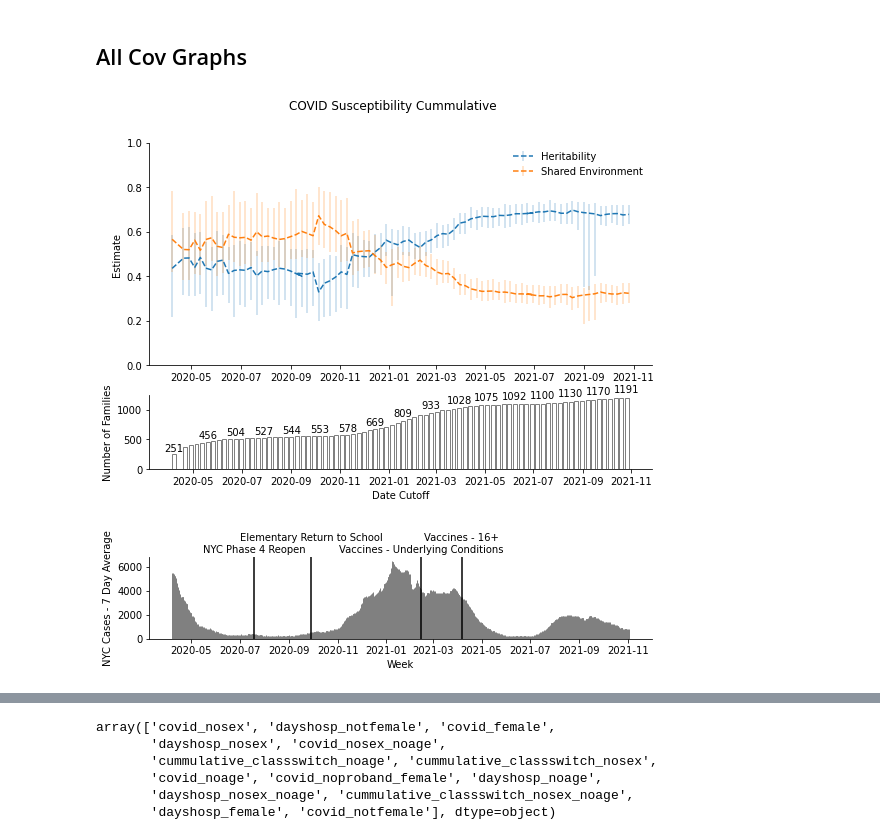
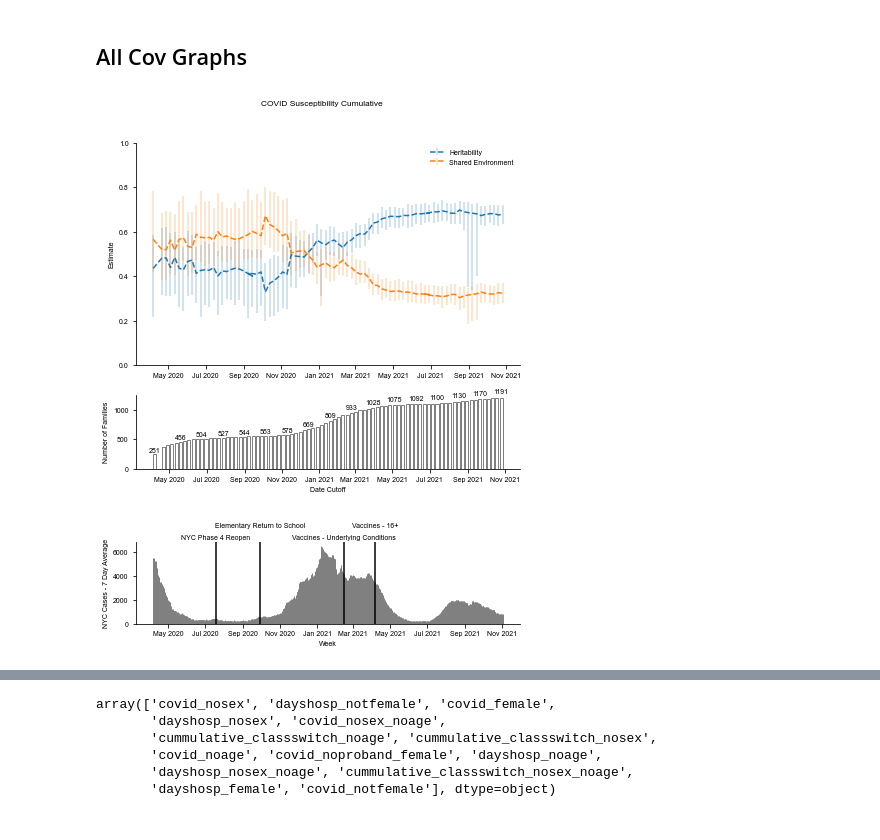
Before and after one commit to tatonetti-lab/covid-h2o, a Jupyter notebook: manuscript_results_hhid.ipynb, the cells around one changed output, grey strips where cells are left out. Drawn from its saved outputs; the diff is of its cells as text; code cells hidden in the pictures.

```diff
--- a/manuscript_results_hhid.ipynb
+++ b/manuscript_results_hhid.ipynb
@@ -27,6 +35,7 @@ results_directory = '/home/kel2158/Projects/COVIDHerit/results/12_29_21'
 
 revision_results_directory = '/home/kel2158/Projects/COVIDHerit/results/revisions_7_23'
 
+figure_directory = '/home/kel2158/Projects/COVIDHerit/figures'
 #NYC wide hospitalizations and case data from https://www1.nyc.gov/site/doh/covid/covid-19-data-totals.page
 
 nyc_covid_hosp_file = data_directory + 'hosp-by-day.csv'
@@ -203,4 +220,6 @@ def autolabel(rects, ax):
         ax.text(rect.get_x() + rect.get_width() / 2., 1.05 * height,
                 '%d' % int(height),
                 ha='center', va='bottom')
+# %%
+plt.rcParams['font.size'] = 7
 # %%
@@ -271,6 +299,21 @@ def create_graph(df, x_value_col, plot_title, model_type="ace", hide_error=False
 
 
     return fig, axs
+# %%
+# Initialize a list to keep track of all figures
+all_figures = []
+
+# Create a function to save a figure and add it to the list
+def save_and_track_figure(fig, filename, save_directory = figure_directory):
+    # Combine the save_directory and filename to create the full path
+    save_path = os.path.join(save_directory, filename)
+
+    fig.patch.set_facecolor('white')
+    # Save the figure with the full path
+    fig.savefig(save_path, dpi=300, bbox_inches="tight")
+
+    # Append the saved file path to the list of saved figures
+    all_figures.append(save_path)
 # %% [markdown]
 ## All Cov Graphs
 # %%
@@ -289,6 +332,7 @@ clean_pheno_titles = {'covid':"SARS-CoV-2 Susceptibility",
  'covid_nosex_noage': 'SARS-CoV-2  Susceptibility, No Sex or Age Covariate'
                      }
 # %%
+##
 #Minimimum of 50 converged runs
 
 #Partition by phenotype
@@ -306,13 +350,26 @@ df_holder["date"] = df_holder["trait"].apply( pull_date_window )
 #sort by the number of families
 df_holder.sort_values(by="num_families",inplace=True)
 
-#get graph
-fig = create_graph(df_holder,"date","COVID Susceptibility Cummulative", remove_scatter_markers = True)
 
 
-#Used in manuscript
+#get graph
+fig = create_graph(df_holder,"date","COVID Susceptibility Cumulative", remove_scatter_markers = True,
+                  dates_x_axis=True)
+
+
+
+
+save_and_track_figure(fig[0], "covid_cumulative.pdf")
+
+#Graph cases by week in NYC
 fig, axs= plt.subplots(nrows=1,ncols=1)
-fig.set_size_inches(9, 1.5)
+fig.set_size_inches(175/25.4, 1.5)
+
+# Format the x-axis labels to be month then year
+
+axs.xaxis.set_major_formatter(mdates.DateFormatter("%b %Y"))
+
+
 
 x = nyc_case_df[ (nyc_case_df["date_cln"] >= weeks[0]) &
                         (nyc_case_df["date_cln"] <= weeks[-1] + timedelta(days=7))
@@ -321,37 +378,37 @@ x = nyc_case_df[ (nyc_case_df["date_cln"] >= weeks[0]) &
 y = nyc_case_df[ (nyc_case_df["date_cln"] >= weeks[0]) &
                         (nyc_case_df["date_cln"] <= weeks[-1] + timedelta(days=7))
                         ]["ALL_CASE_COUNT_7DAY_AVG"]
 
 
 adm_plt = axs.bar(x,y, width=0.1, color="white",edgecolor='grey')
 
 
 axs.set_xlabel("Week")
 axs.set_ylabel("NYC Cases - 7 Day Average")
 
 
 sns.despine()
 
 #Phase 4 repopen July 19th, 2020
 plt.axvline(x = datetime(2020, 7, 19).date(), color = 'black', label = 'NYC Phase 4 Reopen')
 plt.text(datetime(2020, 7, 19).date(), max(y)+ 500, 'NYC Phase 4 Reopen', ha='center', va='bottom')
 
 #Elementary kids return to school September 29, 2020
 plt.axvline(x = datetime(2020, 9, 29).date(), color = 'black', label = 'Elementary Return to School')
 plt.text(datetime(2020, 9, 29).date(), max(y)+ 1500, 'Elementary Return to School', ha='center', va='bottom')
 
-
-
 plt.axvline(x=datetime(2021, 2, 14).date(), color='black')
 plt.text(datetime(2021, 2, 14).date(), max(y)+ 500, 'Vaccines - Underlying Conditions', ha='center', va='bottom')
 
 plt.axvline(x=datetime(2021, 4, 6).date(), color='black')
 plt.text(datetime(2021, 4, 6).date(), max(y)+ 1500, 'Vaccines - 16+', ha='center', va='bottom')
 
 plt.show()
+
+save_and_track_figure(fig, "covid_trends.pdf")
 # %% [output]
-[figure, old version]
+[figure, new version]
-[figure, old version]
+[figure, new version]
 # %%
 #Get lsit of all phenotypes in results
 phenos_lst = solar_df["trait"].unique()
```
Also changed, not shown: parts of 14 cells of this notebook, 2 other files.
